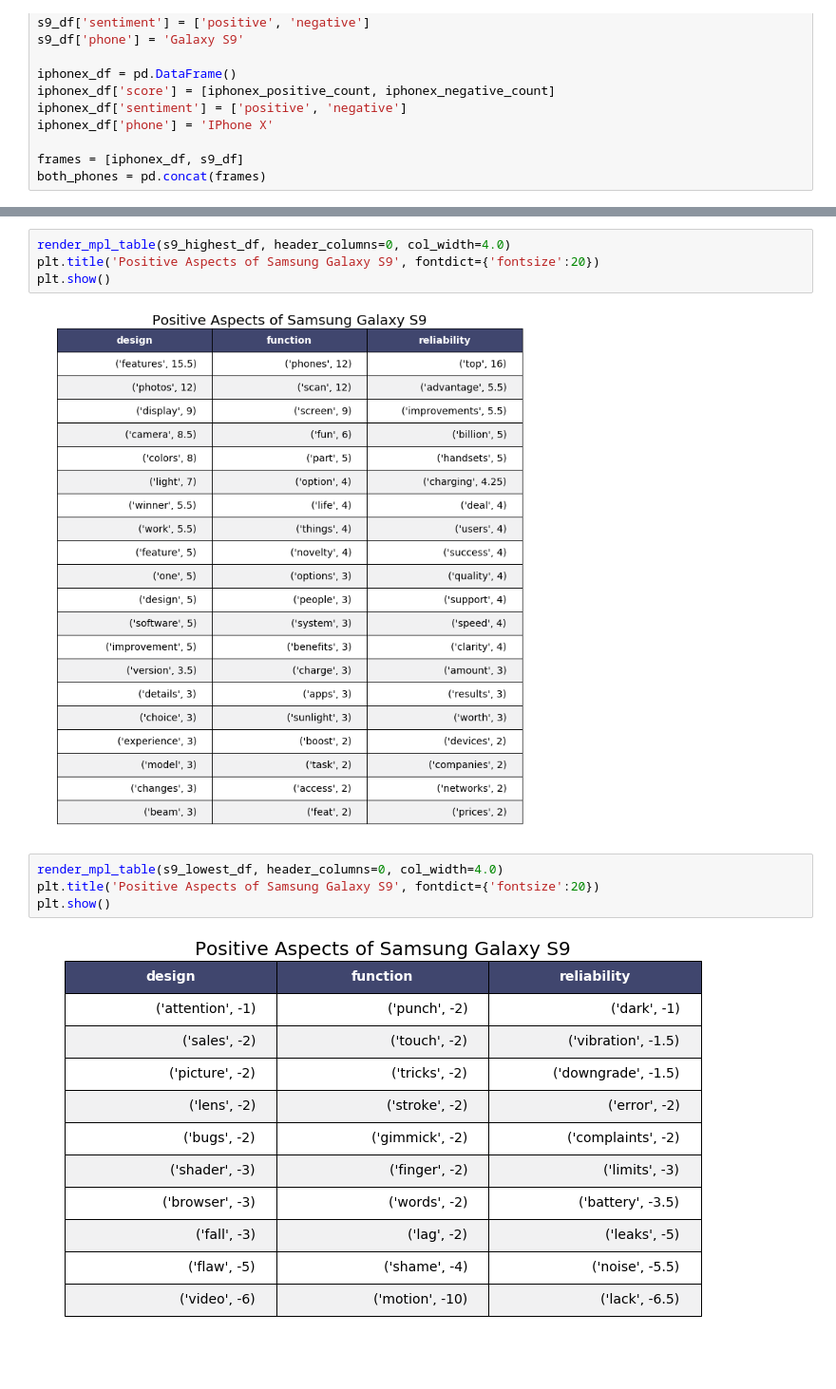
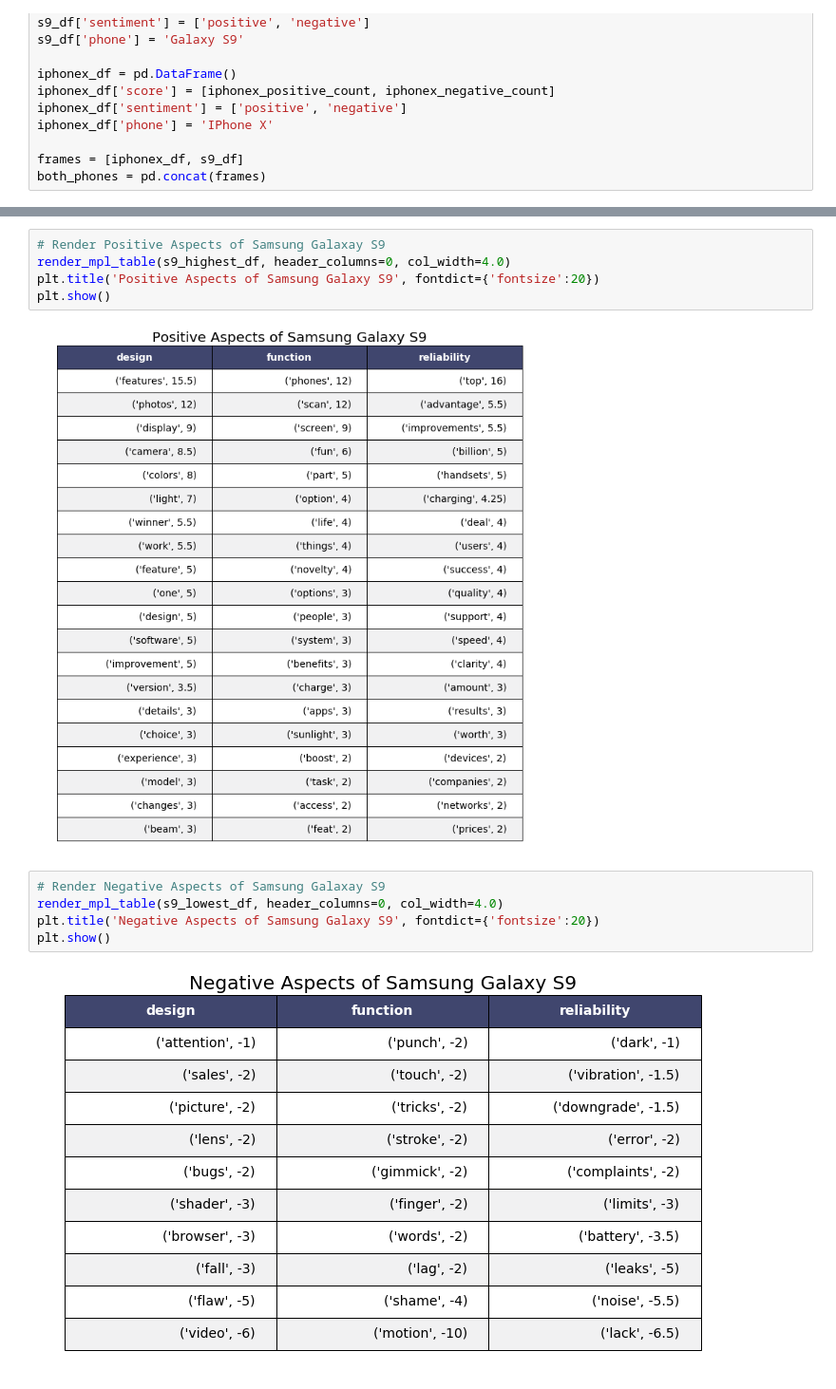
Before and after one commit to ayan1995/Thinkful, a Jupyter notebook: Bootcamp/Final Capstone Opinion Mining/Opinion Mining/Notebooks/02 Opinion Mining/Opinion Mining - Aspect Based Sentiment Analysis.ipynb, the cells around one changed output, grey strips where cells are left out. Shown at 95% size. Saved outputs shown, nothing was run; the diff lists cells and outputs as text.

```diff
--- a/Bootcamp/Final Capstone Opinion Mining/Opinion Mining/Notebooks/02 Opinion Mining/Opinion Mining - Aspect Based Sentiment Analysis.ipynb
+++ b/Bootcamp/Final Capstone Opinion Mining/Opinion Mining/Notebooks/02 Opinion Mining/Opinion Mining - Aspect Based Sentiment Analysis.ipynb
@@ -883,14 +749,16 @@ plt.show()
 # %% [output]
 [figure]
 # %%
+# Render Positive Aspects of Samsung Galaxay S9
 render_mpl_table(s9_highest_df, header_columns=0, col_width=4.0)
 plt.title('Positive Aspects of Samsung Galaxy S9', fontdict={'fontsize':20})
 plt.show()
 # %% [output]
 [figure]
 # %%
+# Render Negative Aspects of Samsung Galaxay S9
 render_mpl_table(s9_lowest_df, header_columns=0, col_width=4.0)
-plt.title('Positive Aspects of Samsung Galaxy S9', fontdict={'fontsize':20})
+plt.title('Negative Aspects of Samsung Galaxy S9', fontdict={'fontsize':20})
 plt.show()
 # %% [output]
-[figure, old version]
+[figure, new version]
```
Also changed, not shown: parts of 54 cells of this notebook, 2 other files.
